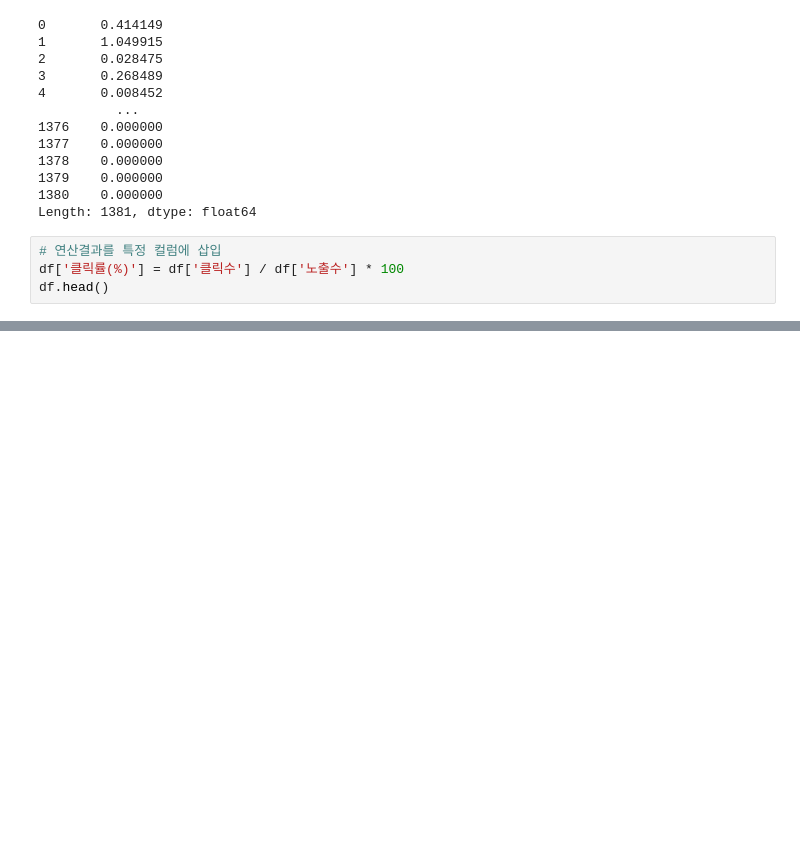
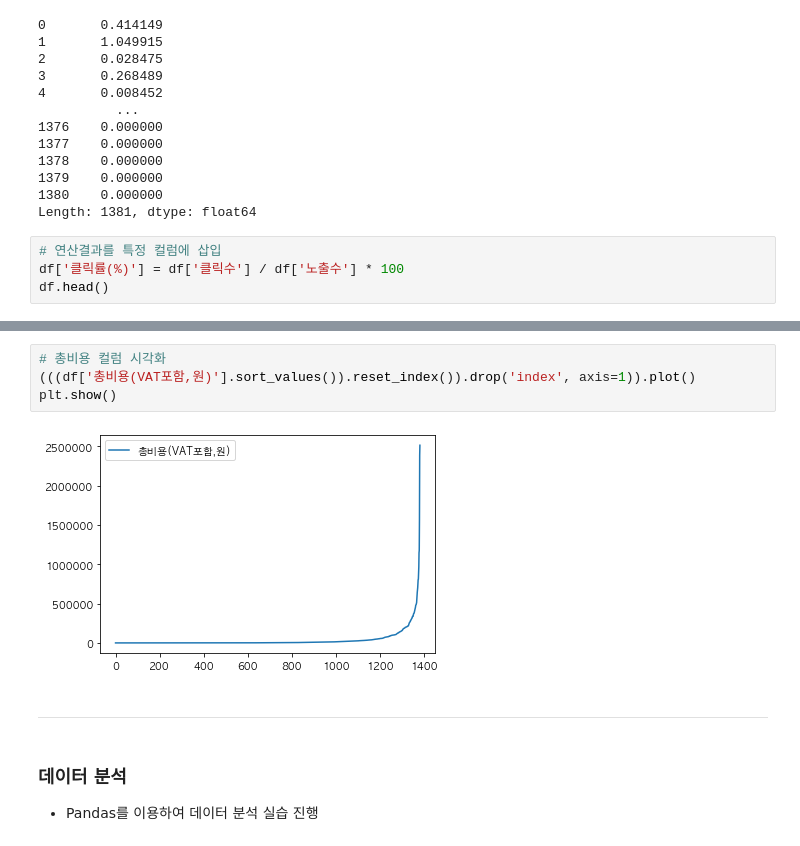
Before and after one commit to choidslab/bytedegree-datascience, a Jupyter notebook: Lecture Summary/11주차_데이터분석_실습.ipynb, the cells around one changed output, grey strips where cells are left out. Drawn from its saved outputs; the diff is of its cells as text; blank space fills up the shorter version.

```diff
--- a/Lecture Summary/11주차_데이터분석_실습.ipynb
+++ b/Lecture Summary/11주차_데이터분석_실습.ipynb
@@ -157,0 +409,11 @@ df.head()
+# %%
+# 총비용 컬럼 시각화
+(((df['총비용(VAT포함,원)'].sort_values()).reset_index()).drop('index', axis=1)).plot()
+plt.show()
+# %% [output]
+[figure, added]
+# %% [markdown]
+---
+# %% [markdown]
+### 데이터 분석
+  - Pandas를 이용하여 데이터 분석 실습 진행
```
Also changed, not shown: parts of 45 cells of this notebook.
